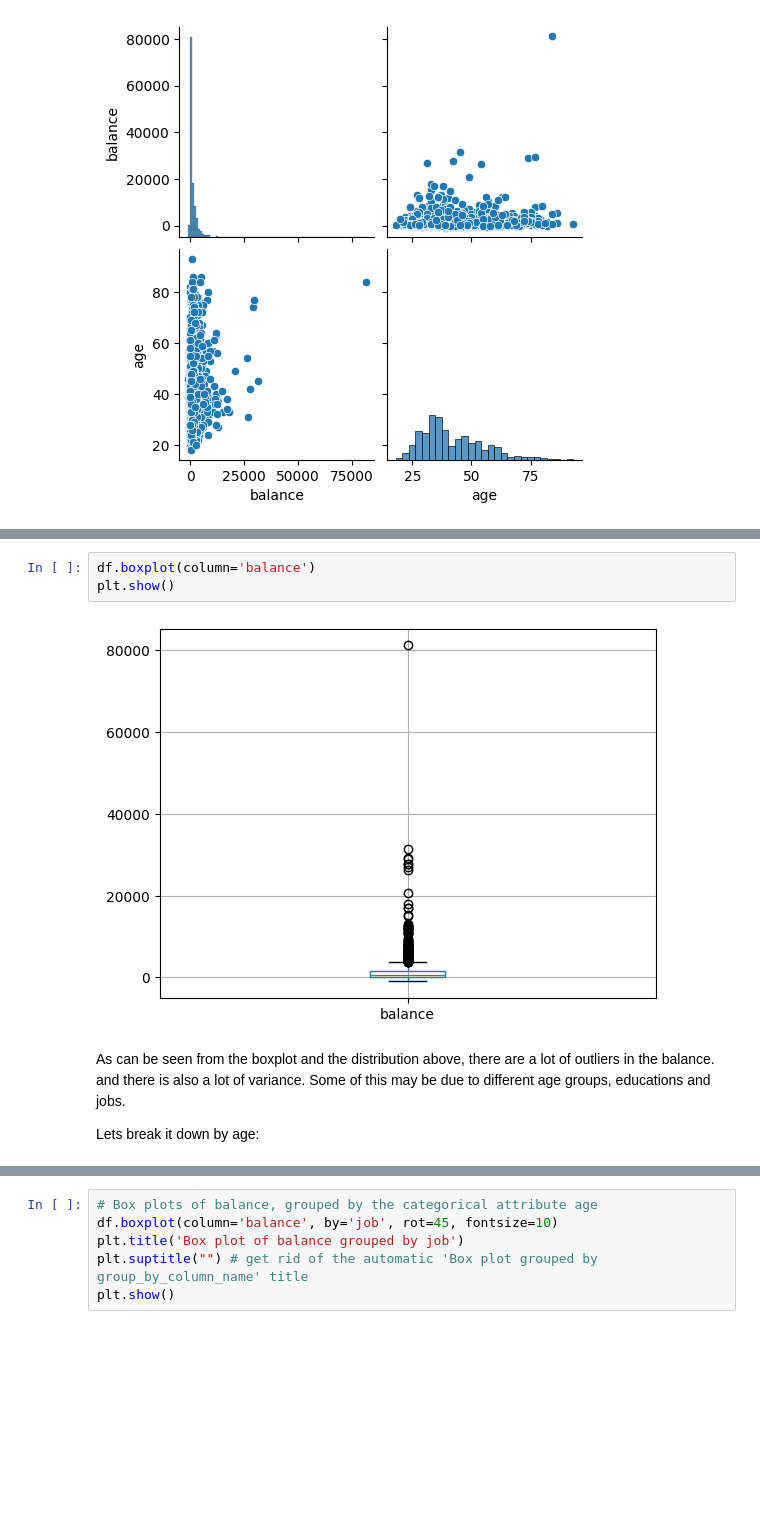
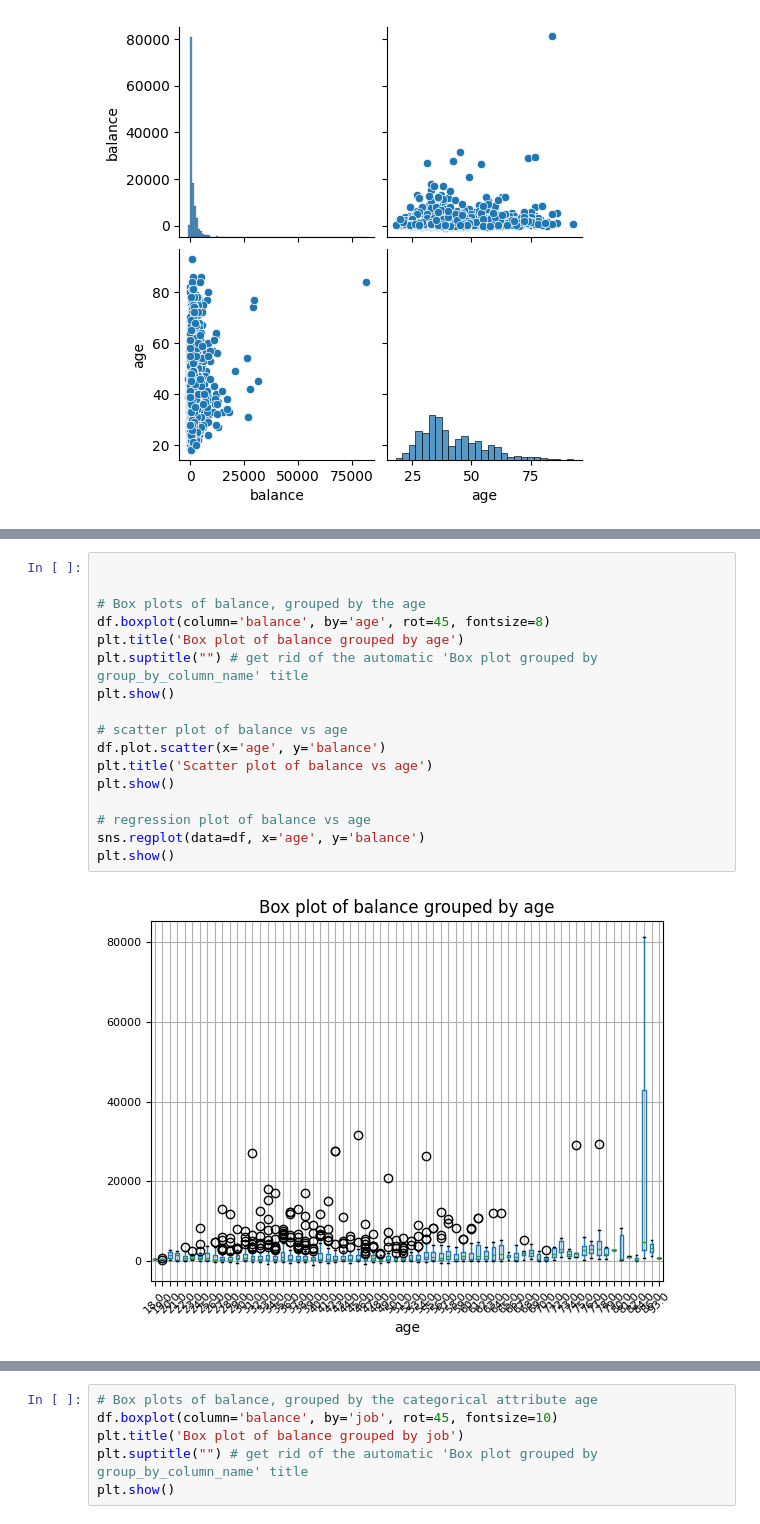
Before and after one commit to kristyan/data, a Jupyter notebook: e-tivity1/etivity1.ipynb, the cells around one changed output, grey strips where cells are left out. Saved outputs shown, nothing was run; the diff lists cells and outputs as text; blank space fills up the shorter version.

```diff
--- a/e-tivity1/etivity1.ipynb
+++ b/e-tivity1/etivity1.ipynb
@@ -259,9 +294,19 @@ plt.show()
-# %%
-df.boxplot(column='balance')
-plt.show()
-# %% [output]
-[figure, removed]
-# %% [markdown]
-As can be seen from the boxplot and the distribution above, there are a lot of outliers in the balance. and there is also a lot of variance. Some of this may be due to different age groups, educations and jobs.
-
-Lets break it down by age:
+# %%
+
+
+# Box plots of balance, grouped by the age
+df.boxplot(column='balance', by='age', rot=45, fontsize=8)
+plt.title('Box plot of balance grouped by age')
+plt.suptitle("") # get rid of the automatic 'Box plot grouped by group_by_column_name' title
+plt.show()
+
+# scatter plot of balance vs age
+df.plot.scatter(x='age', y='balance')
+plt.title('Scatter plot of balance vs age')
+plt.show()
+
+# regression plot of balance vs age
+sns.regplot(data=df, x='age', y='balance')
+plt.show()
+# %% [output]
+[figure, added]
```
Also changed, not shown: parts of 34 cells of this notebook.
